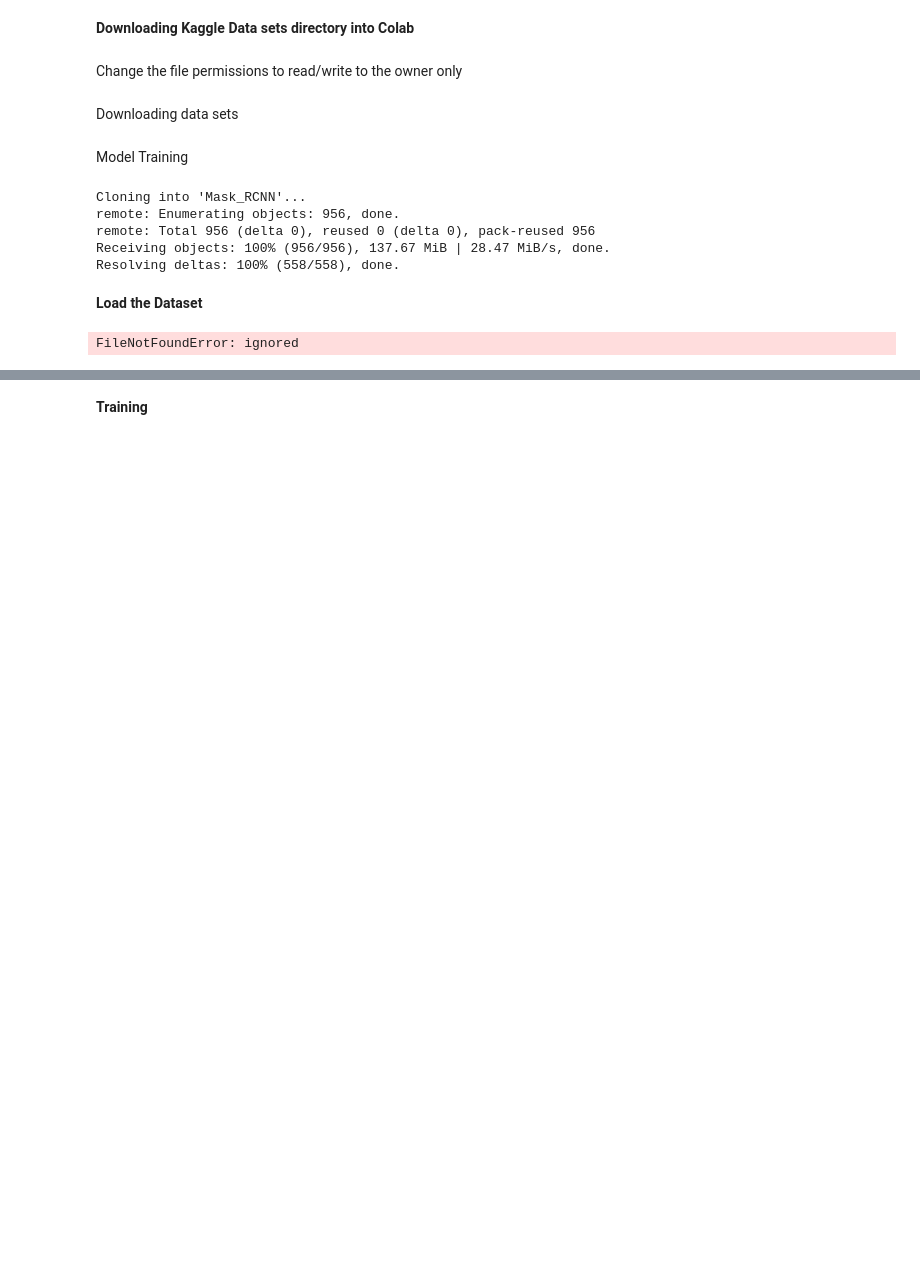
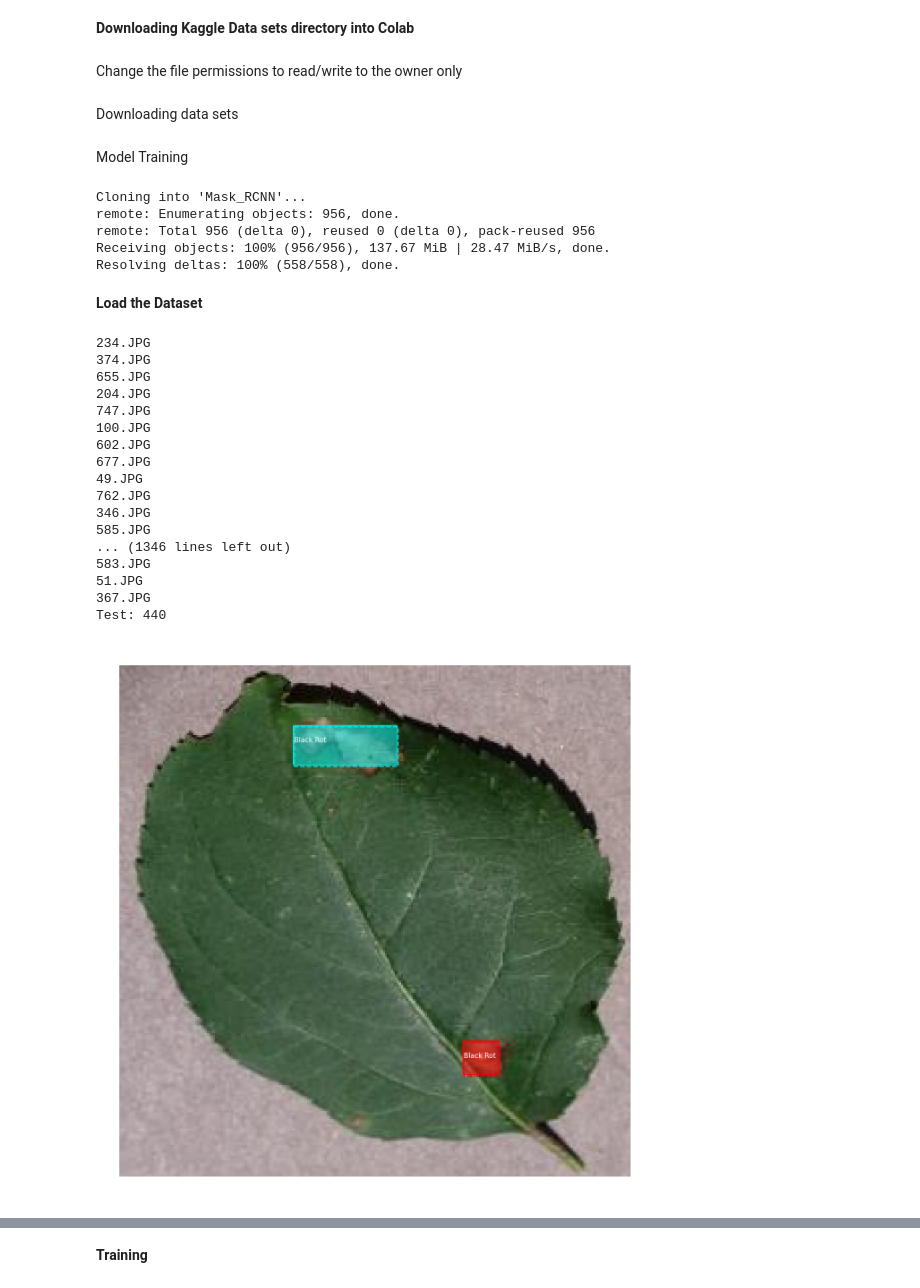
Before and after one commit to CharuniPremarathne/Assignment_DL, a Jupyter notebook: Mask_RCNN.ipynb, the cells around one changed output, grey strips where cells are left out. Drawn from its saved outputs; the diff is of its cells as text; code cells hidden in the pictures; blank space fills up the shorter version.

Commit message:
error fix upto model training

```diff
--- a/Mask_RCNN.ipynb
+++ b/Mask_RCNN.ipynb
@@ -63,8 +71,8 @@ class AppleLeafDataset(Dataset):
         self.add_class("dataset", 3, "Cedar Apple")
 
         # define data locations
-        images_dir = dataset_dir + '/images/'
-        annotations_dir = dataset_dir + '/annots/'
+        images_dir = dataset_dir + '/images/images/'
+        annotations_dir = dataset_dir + '/annots/annots/'
 
 
 		# find all images
@@ -147,29 +155,47 @@ class AppleLeafDataset(Dataset):
         info = self.image_info[image_id]
         return info['path']
 # %%
+dataset_dir = "/content/dataset/train"
 # train set
 train_set = AppleLeafDataset()
 train_set.load_dataset(dataset_dir, is_train=True)
 train_set.prepare()
 print('Train: %d' % len(train_set.image_ids))
 
 # test/val set
 test_set = AppleLeafDataset()
 test_set.load_dataset(dataset_dir, is_train=False)
 test_set.prepare()
 print('Test: %d' % len(test_set.image_ids))
 
 import random
 num=random.randint(0, len(train_set.image_ids))
 # define image id
 image_id = num
 # load the image
 image = train_set.load_image(image_id)
 # load the masks and the class ids
 mask, class_ids = train_set.load_mask(image_id)
 # extract bounding boxes from the masks
 bbox = extract_bboxes(mask)
 # display image with masks and bounding boxes
 display_instances(image, bbox, mask, class_ids, train_set.class_names)
 # %% [output]
-FileNotFoundError: ignored
+234.JPG
+374.JPG
+655.JPG
+204.JPG
+747.JPG
+100.JPG
+602.JPG
+677.JPG
+49.JPG
+762.JPG
+346.JPG
+585.JPG
+... (1346 lines left out)
+583.JPG
+51.JPG
+367.JPG
+Test: 440
+[figure, added]
```
Also changed, not shown: parts of 9 cells of this notebook.
